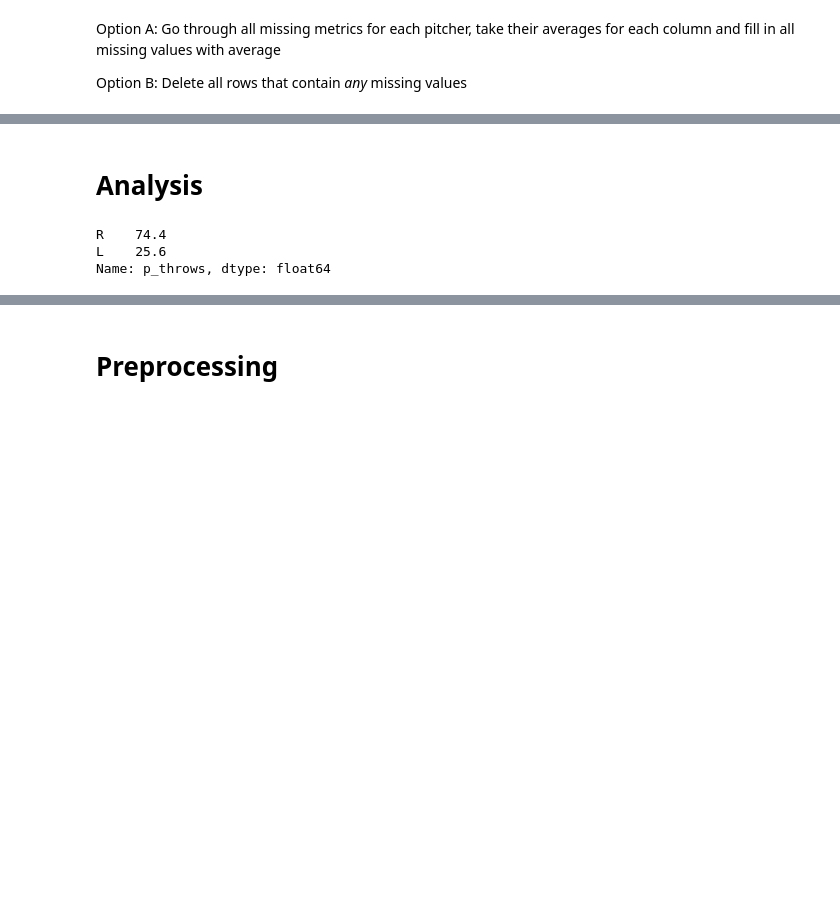
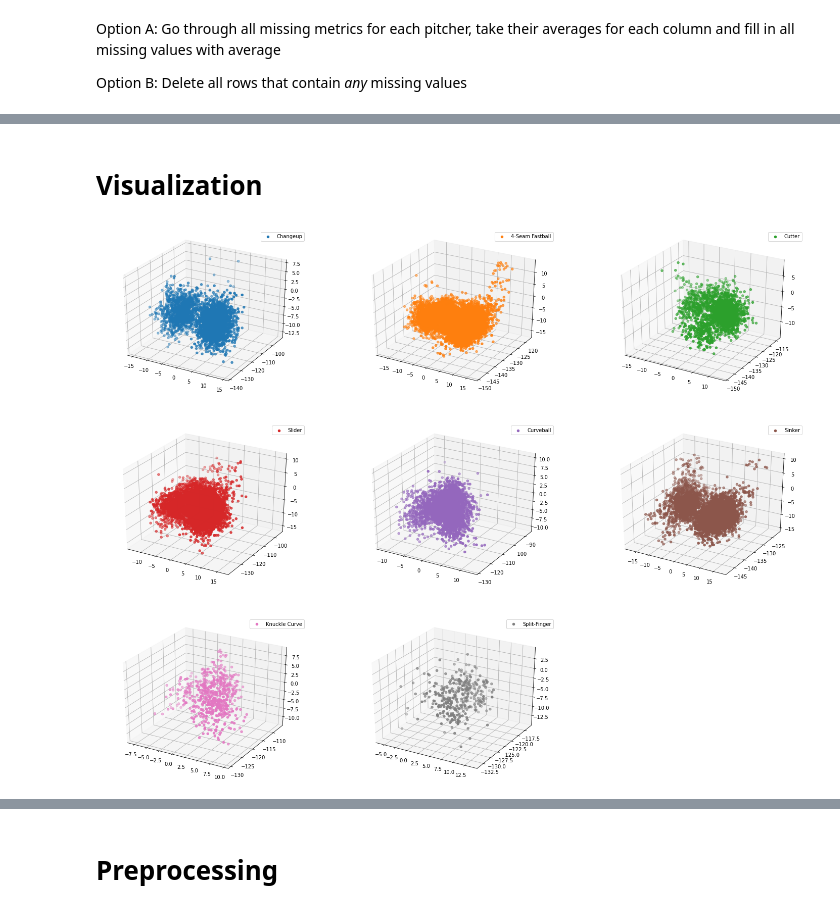
Before and after one commit to joshsalce/Pitch-Classifier-MLB-2022, a Jupyter notebook: Classifier_1.ipynb, the cells around one changed output, grey strips where cells are left out. Saved outputs shown, nothing was run; the diff lists cells and outputs as text; code cells hidden in the pictures; blank space fills up the shorter version.

Commit message:
Visualizations

```diff
--- a/Classifier_1.ipynb
+++ b/Classifier_1.ipynb
@@ -340,8 +344,19 @@ df
 # %% [markdown]
-# Analysis
+# Visualization
-# %%
-round(df.p_throws.value_counts() / len(df) * 100, 1)
-# %% [output]
-R    74.4
-L    25.6
-Name: p_throws, dtype: float64
+# %%
+# 3D Scatterplot
+
+fig_3D = plt.figure(figsize = (25,20))
+
+colors = plt.rcParams["axes.prop_cycle"]()
+
+
+# For each of our variables of interest, generate a scatterplot of each pitch
+for i, val in enumerate(df.pitch_name.unique()):
+  c = next(colors)["color"]
+
+  ax = fig_3D.add_subplot(3, 3, i+1, projection='3d')
+  ax.scatter(df.vx0[df.pitch_name==val],df.vy0[df.pitch_name==val],df.vz0[df.pitch_name==val],label=val, color = c)
+  ax.legend()
+# %% [output]
+[figure, added]
```
Also changed, not shown: parts of 17 cells of this notebook.
